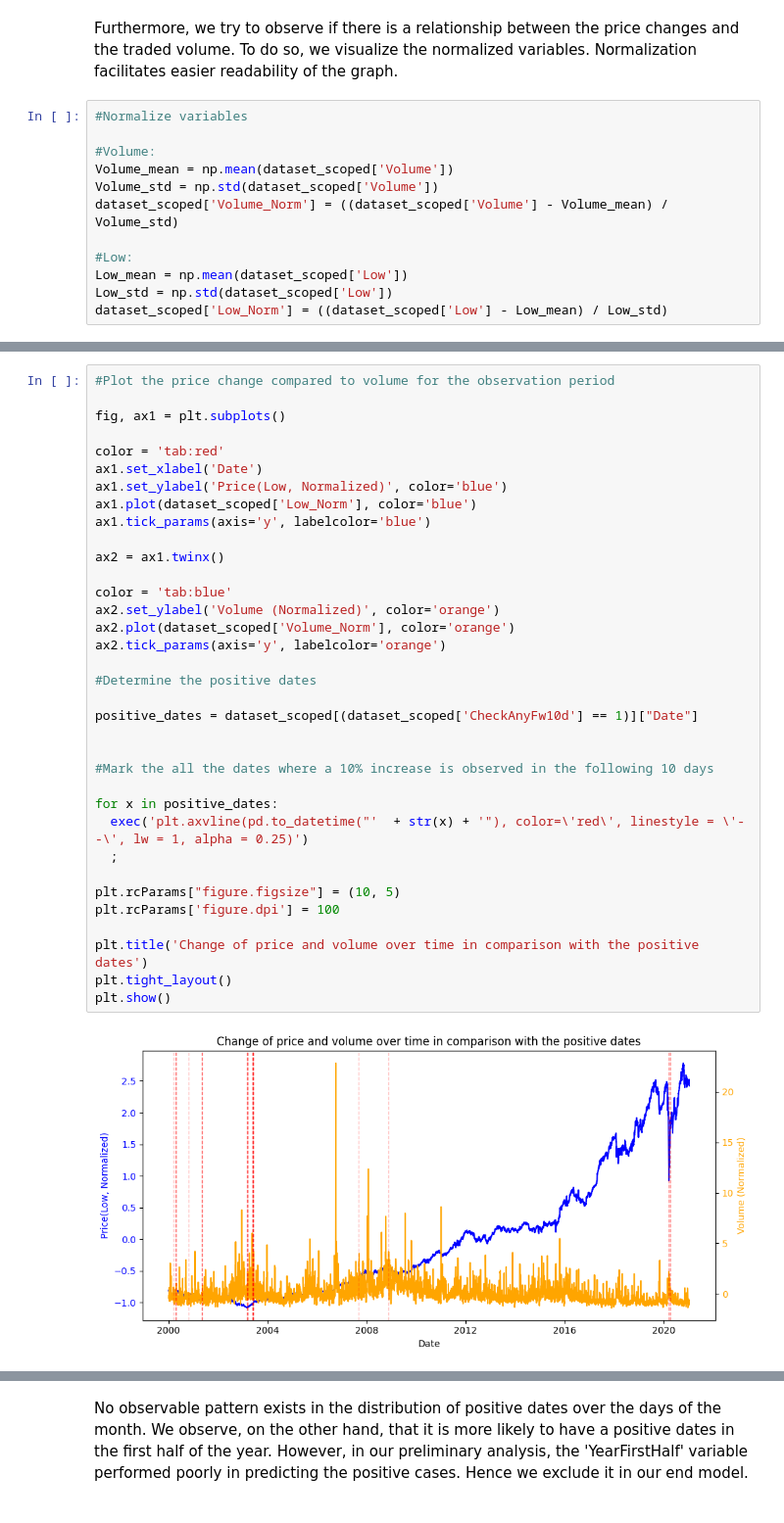
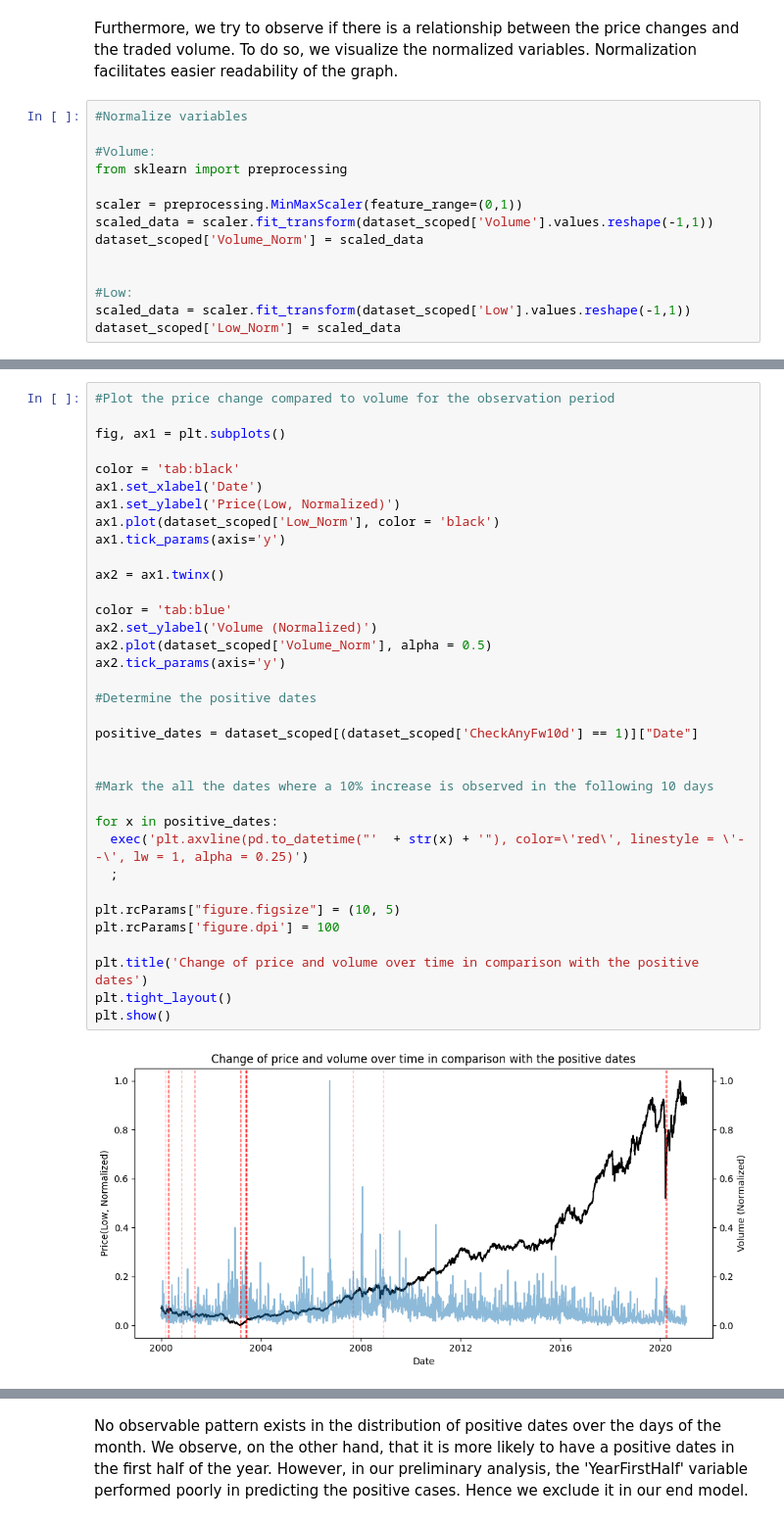
Before and after one commit to dsirtioglu/python, a Jupyter notebook: RR_Data_Science_Assignment_D_Sirtioglu.ipynb, the cells around one changed output, grey strips where cells are left out. Shown at 98% size. Cells and saved outputs as stored; diff of their text form.

```diff
--- a/RR_Data_Science_Assignment_D_Sirtioglu.ipynb
+++ b/RR_Data_Science_Assignment_D_Sirtioglu.ipynb
@@ -252,18 +251,20 @@ dataset_scoped.tail(5)
 | 2021-01-15 | 2021-01-15 | 207.970001 | 210.699997 | 207.419998 | 209.910004 | 3592900 | 0.0 | 0.0 | 0 | 0 | ... |
 # %% [markdown]
 Furthermore, we try to observe if there is a relationship between the price changes and the traded volume. To do so, we visualize the normalized variables. Normalization facilitates easier readability of the graph.
-# %%
-#Normalize variables
-
-#Volume:
-Volume_mean = np.mean(dataset_scoped['Volume'])
-Volume_std = np.std(dataset_scoped['Volume'])
-dataset_scoped['Volume_Norm'] = ((dataset_scoped['Volume'] - Volume_mean) / Volume_std)
-
-#Low:
-Low_mean = np.mean(dataset_scoped['Low'])
-Low_std = np.std(dataset_scoped['Low'])
-dataset_scoped['Low_Norm'] = ((dataset_scoped['Low'] - Low_mean) / Low_std)
+# %%
+#Normalize variables
+
+#Volume:
+from sklearn import preprocessing
+
+scaler = preprocessing.MinMaxScaler(feature_range=(0,1))
+scaled_data = scaler.fit_transform(dataset_scoped['Volume'].values.reshape(-1,1))
+dataset_scoped['Volume_Norm'] = scaled_data
+
+
+#Low:
+scaled_data = scaler.fit_transform(dataset_scoped['Low'].values.reshape(-1,1))
+dataset_scoped['Low_Norm'] = scaled_data
 # %%
 dataset_scoped.describe
 # %% [output]
@@ -285,40 +286,40 @@ Date                               ...
 # %%
 #Plot the price change compared to volume for the observation period
 
 fig, ax1 = plt.subplots()
 
-color = 'tab:red'
+color = 'tab:black'
 ax1.set_xlabel('Date')
-ax1.set_ylabel('Price(Low, Normalized)', color='blue')
-ax1.plot(dataset_scoped['Low_Norm'], color='blue')
-ax1.tick_params(axis='y', labelcolor='blue')
+ax1.set_ylabel('Price(Low, Normalized)')
+ax1.plot(dataset_scoped['Low_Norm'], color = 'black')
+ax1.tick_params(axis='y')
 
 ax2 = ax1.twinx()
 
 color = 'tab:blue'
-ax2.set_ylabel('Volume (Normalized)', color='orange')
-ax2.plot(dataset_scoped['Volume_Norm'], color='orange')
-ax2.tick_params(axis='y', labelcolor='orange')
+ax2.set_ylabel('Volume (Normalized)')
+ax2.plot(dataset_scoped['Volume_Norm'], alpha = 0.5)
+ax2.tick_params(axis='y')
 
 #Determine the positive dates
 
 positive_dates = dataset_scoped[(dataset_scoped['CheckAnyFw10d'] == 1)]["Date"]
 
 
 #Mark the all the dates where a 10% increase is observed in the following 10 days
 
 for x in positive_dates:
   exec('plt.axvline(pd.to_datetime("'  + str(x) + '"), color=\'red\', linestyle = \'--\', lw = 1, alpha = 0.25)')
   ;
 
 plt.rcParams["figure.figsize"] = (10, 5)
 plt.rcParams['figure.dpi'] = 100
 
 plt.title('Change of price and volume over time in comparison with the positive dates')
 plt.tight_layout()
 plt.show()
 # %% [output]
-[figure, old version]
+[figure, new version]
 # %%
 #Look for seasonality patterns
 
```
Also changed, not shown: parts of 26 cells of this notebook.
